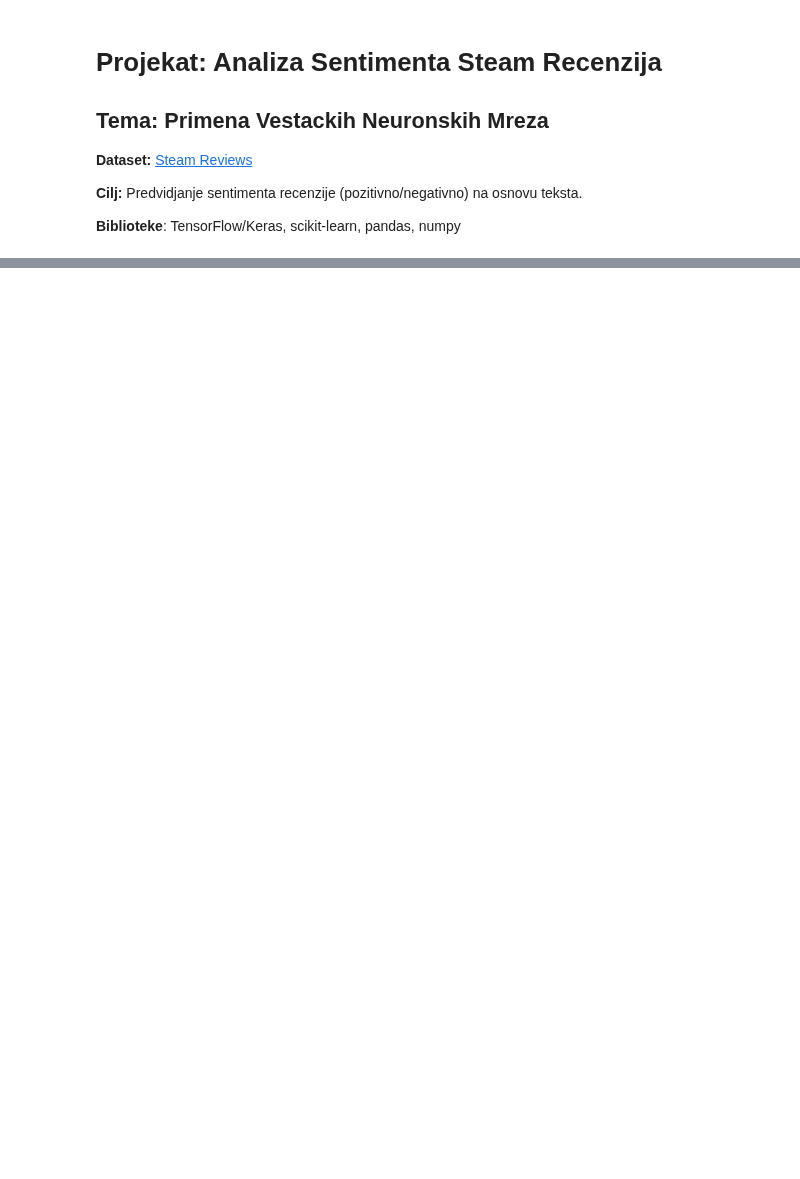
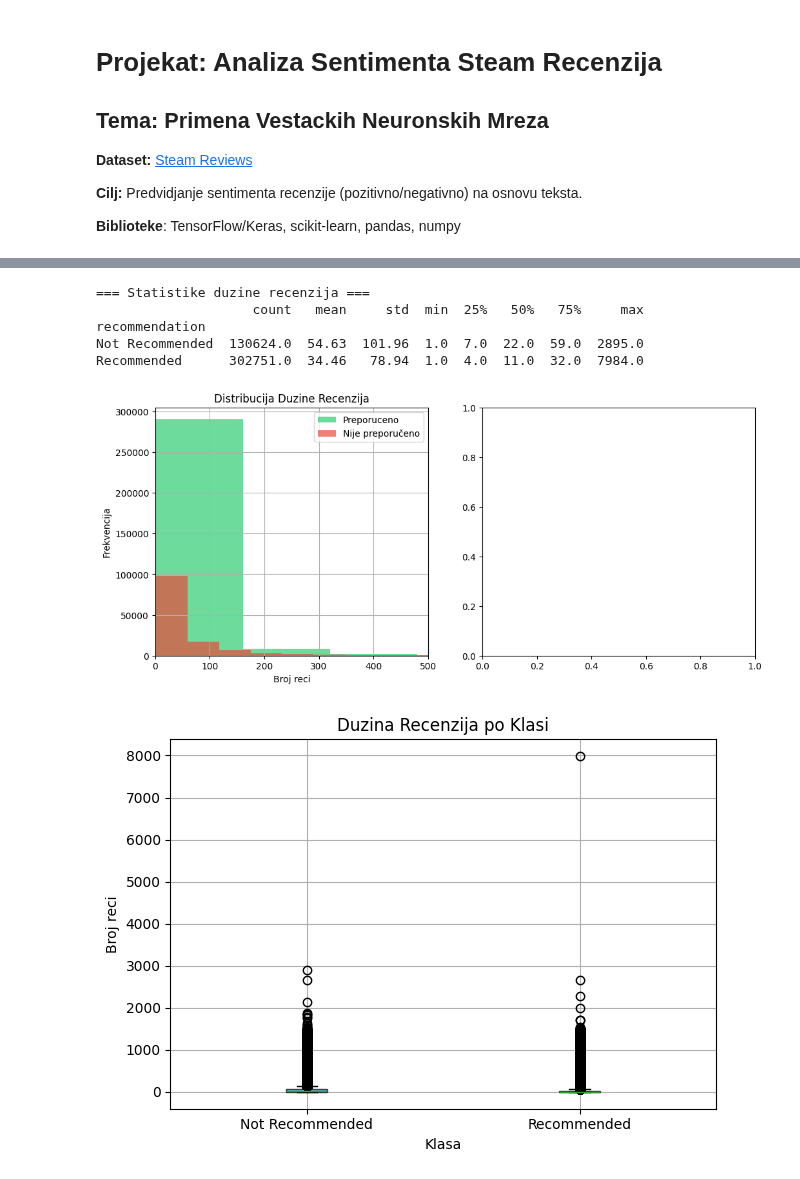
Before and after one commit to alxcek/mas-ai, a Jupyter notebook: machine_learning/03_steam_reviews/sentiment_analysis.ipynb, the cells around one changed output, grey strips where cells are left out. Drawn from its saved outputs; the diff is of its cells as text; code cells hidden in the pictures; blank space fills up the shorter version.

```diff
--- a/machine_learning/03_steam_reviews/sentiment_analysis.ipynb
+++ b/machine_learning/03_steam_reviews/sentiment_analysis.ipynb
@@ -29,0 +144,38 @@ from tensorflow.keras.callbacks import EarlyStopping
+# %%
+df['duzina_recenzije'] = df['review'].astype(str).apply(lambda x: len(x.split()))
+
+print("=== Statistike duzine recenzija ===")
+print(df.groupby('recommendation')['duzina_recenzije'].describe().round(2))
+
+plt.figure(figsize=(12, 5))
+
+plt.subplot(1, 2, 1)
+df[df['recommendation'] == 'Recommended']['duzina_recenzije'].hist(
+    bins=50, color='#2ecc71', alpha=0.7, label='Preporuceno')
+df[df['recommendation'] == 'Not Recommended']['duzina_recenzije'].hist(
+    bins=50, color='#e74c3c', alpha=0.7, label='Nije preporučeno')
+plt.xlim(0, 500)
+plt.title('Distribucija Duzine Recenzija')
+plt.xlabel('Broj reci')
+plt.ylabel('Frekvencija')
+plt.legend()
+
+plt.subplot(1, 2, 2)
+df.boxplot(column='duzina_recenzije', by='recommendation',
+           patch_artist=True,
+           boxprops=dict(facecolor='#3498db', alpha=0.7))
+plt.title('Duzina Recenzija po Klasi')
+plt.suptitle('')
+plt.xlabel('Klasa')
+plt.ylabel('Broj reci')
+
+plt.tight_layout()
+plt.show()
+# %% [output]
+=== Statistike duzine recenzija ===
+                    count   mean     std  min  25%   50%   75%     max
+recommendation
+Not Recommended  130624.0  54.63  101.96  1.0  7.0  22.0  59.0  2895.0
+Recommended      302751.0  34.46   78.94  1.0  4.0  11.0  32.0  7984.0
+[figure, added]
+[figure, added]
```
Also changed, not shown: parts of 11 cells of this notebook.
